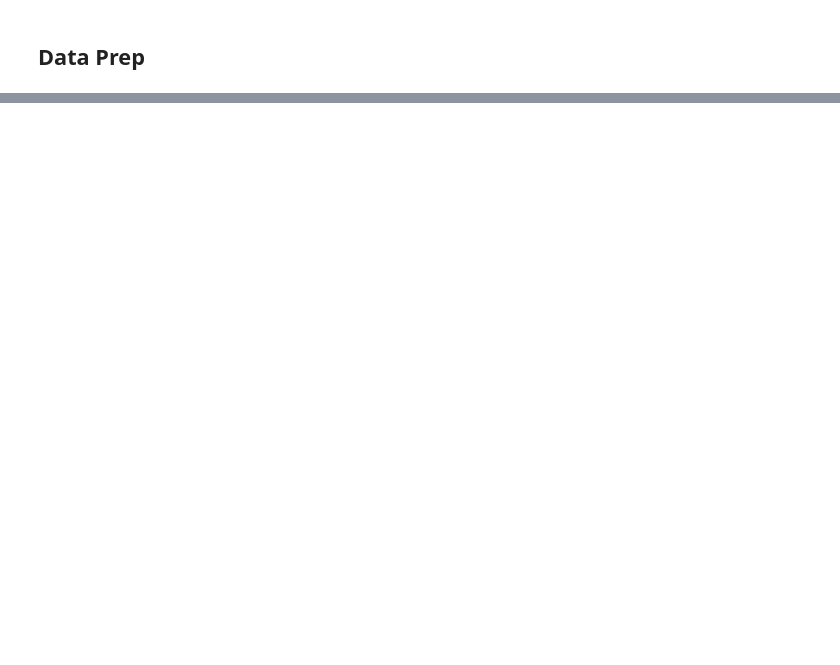
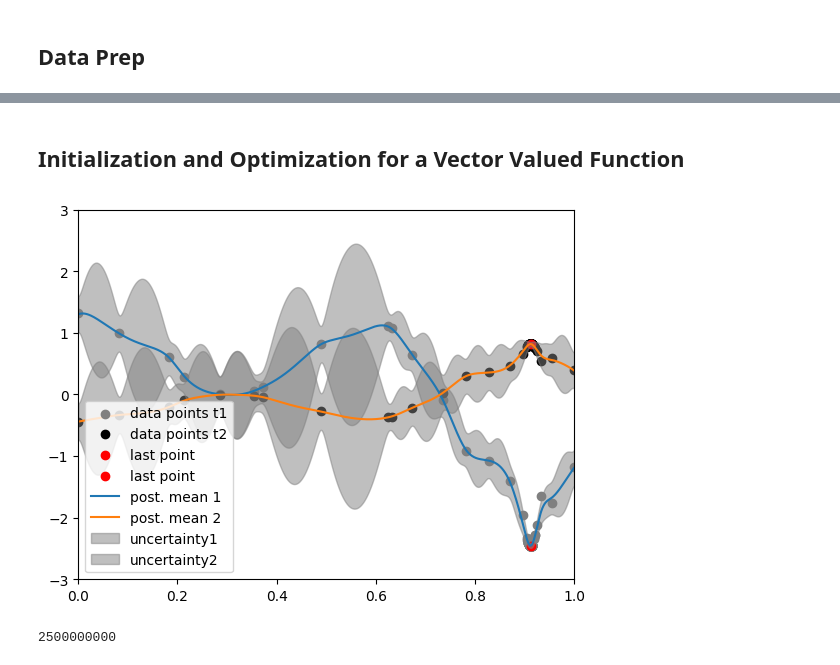
Before and after one commit to lbl-camera/gpCAM, a Jupyter notebook: examples/GPOptimizerOptimization.ipynb, the cells around one changed output, grey strips where cells are left out. Saved outputs shown, nothing was run; the diff lists cells and outputs as text; code cells hidden in the pictures; blank space fills up the shorter version.

```diff
--- a/examples/GPOptimizerOptimization.ipynb
+++ b/examples/GPOptimizerOptimization.ipynb
@@ -64,0 +75,39 @@ result = my_gp1.optimize(func = f1, search_space =  np.array([[0,1]]), callback=
+# %% [markdown]
+## Initialization and Optimization for a Vector Valued Function
+# %%
+from IPython.display import clear_output
+my_gp2 = fvGPOptimizer()
+def callb(x,y):
+    task_ind0 = np.where(x[:,1]==0.)[0]
+    task_ind1 = np.where(x[:,1]==1.)[0]
+    clear_output(wait=True)
+    y1 = y[task_ind0]
+    y2 = y[task_ind1]
+    x = x[task_ind0,0:1]
+    plt.scatter(x[:,0], y1, color = 'grey', label = "data points t1")
+    plt.scatter(x[:,0], y2, color = 'black', label = "data points t2")
+    plt.scatter(x[-1,0], y1[-1], color = 'red', label = "last point")
+    plt.scatter(x[-1,0], y2[-1], color = 'red', label = "last point")
+    m = my_gp2.posterior_mean(x_pred1D, x_out = np.array([0,1]))["f(x)"]
+    s = np.sqrt(my_gp2.posterior_covariance(x_pred1D, x_out = np.array([0,1]))["v(x)"])
+    m1 = m[:,0]
+    m2 = m[:,1]
+    s1 = s[:,0]
+    s2 = s[:,1]
+    plt.plot(x_pred1D, m1, label = "post. mean 1")
+    plt.plot(x_pred1D, m2, label = "post. mean 2")
+    #plt.plot(x_pred1D, -(m-3.*s), label =  "acq func")
+    plt.fill_between(x_pred1D.flatten(), m1-3.*s1, m1+3.*s1, label = "uncertainty1", color = "grey", alpha = .5)
+    plt.fill_between(x_pred1D.flatten(), m2-3.*s2, m2+3.*s2, label = "uncertainty2", color = "grey", alpha = .5)
+    plt.xlim([0,1])
+    plt.ylim(-3,3)
+    plt.legend(loc = 'lower left')
+    plt.show()
+
+result = my_gp2.optimize(func = f2, x_out = np.array([0,1]), search_space =  np.array([[0,1]]), callback = callb)
+# %% [output]
+[figure, added]
+# %%
+50000**2
+# %% [output]
+2500000000
```
Also changed, not shown: parts of 6 cells of this notebook, 3 other files.
